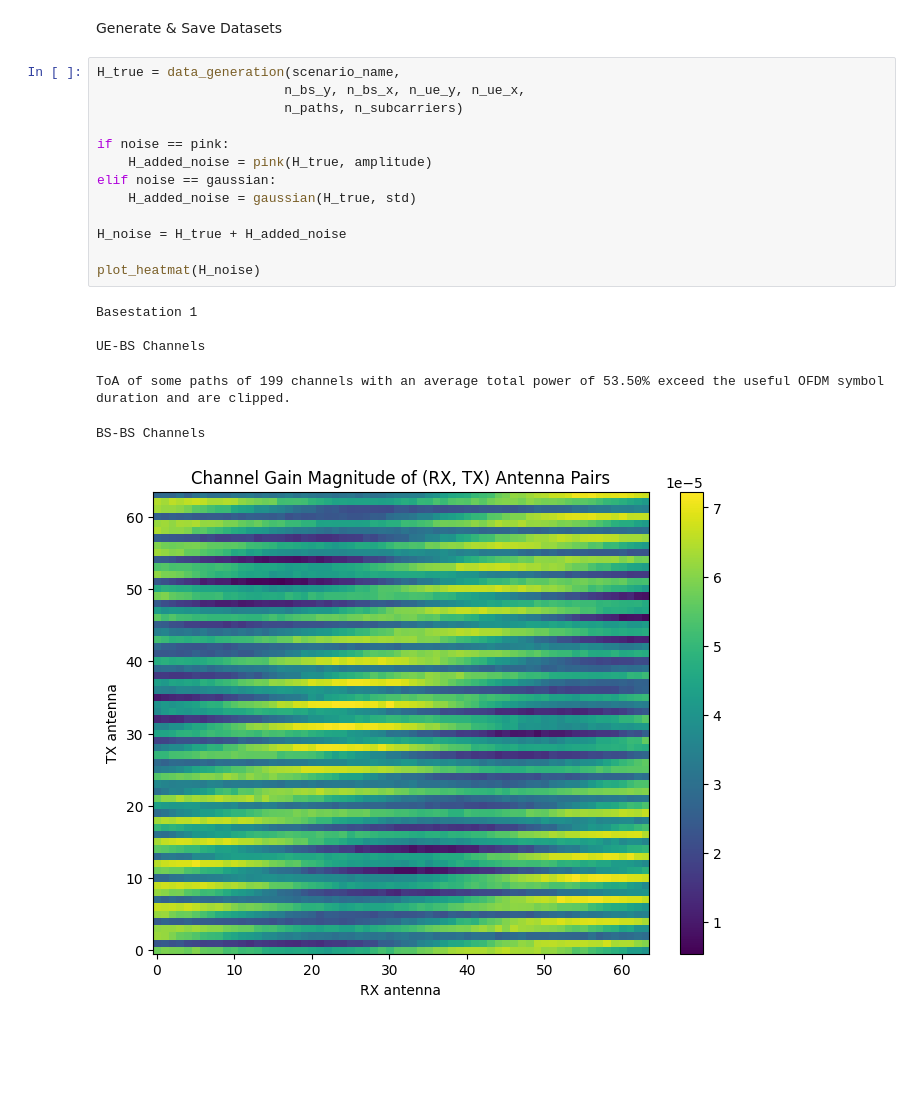
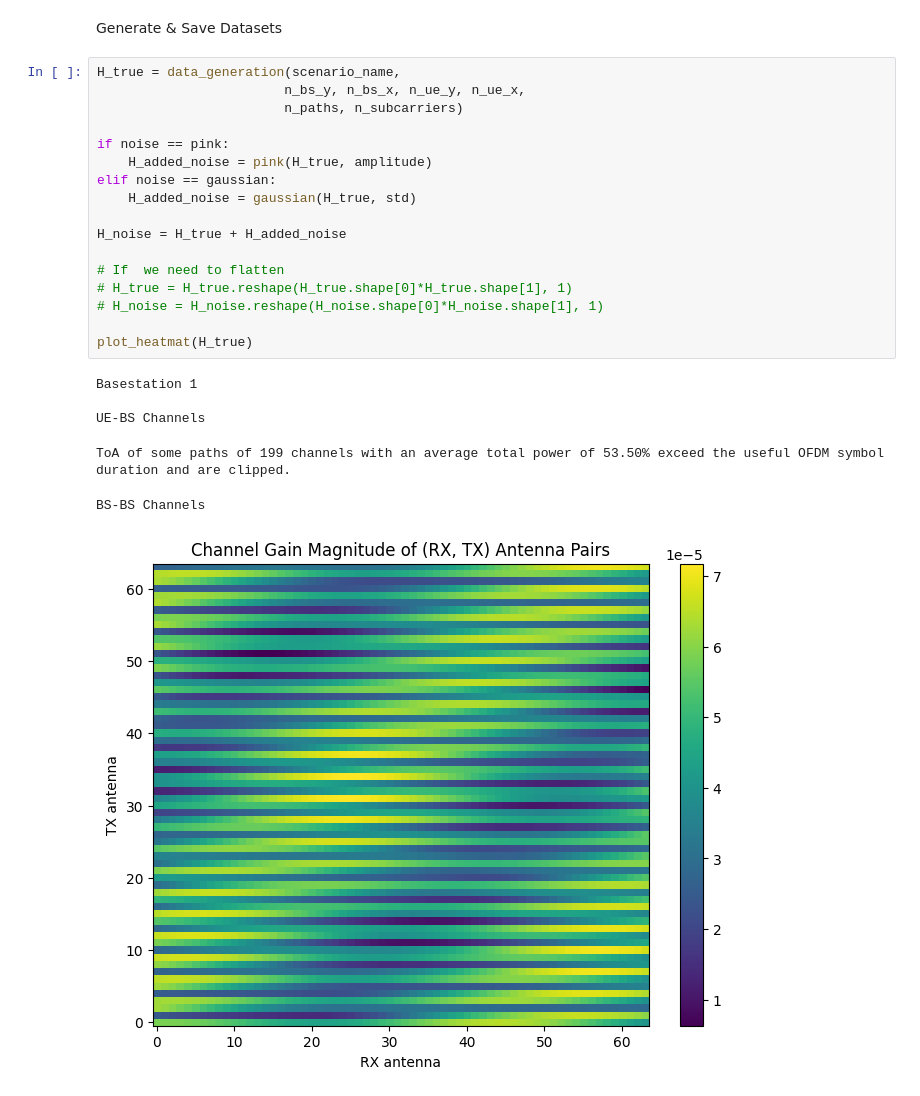
Before and after one commit to zeshenbao/KAN-Kolmogorov-Arnold-Networks, a Jupyter notebook: DeepMIMO/data_generation_DeepMIMO.ipynb, the cells around one changed output. Saved outputs shown, nothing was run; the diff lists cells and outputs as text; blank space fills up the shorter version.

```diff
--- a/DeepMIMO/data_generation_DeepMIMO.ipynb
+++ b/DeepMIMO/data_generation_DeepMIMO.ipynb
@@ -119,20 +119,24 @@ Generate & Save Datasets
 # %%
 H_true = data_generation(scenario_name,
                         n_bs_y, n_bs_x, n_ue_y, n_ue_x,
                         n_paths, n_subcarriers)
 
 if noise == pink:
     H_added_noise = pink(H_true, amplitude)
 elif noise == gaussian:
     H_added_noise = gaussian(H_true, std)
 
 H_noise = H_true + H_added_noise
 
-plot_heatmat(H_noise)
+# If  we need to flatten
+# H_true = H_true.reshape(H_true.shape[0]*H_true.shape[1], 1)
+# H_noise = H_noise.reshape(H_noise.shape[0]*H_noise.shape[1], 1)
+
+plot_heatmat(H_true)
 # %% [output]
 Basestation 1
 
 UE-BS Channels
 ToA of some paths of 199 channels with an average total power of 53.50% exceed the useful OFDM symbol duration and are clipped.
 BS-BS Channels
-[figure, old version]
+[figure, new version]
```
